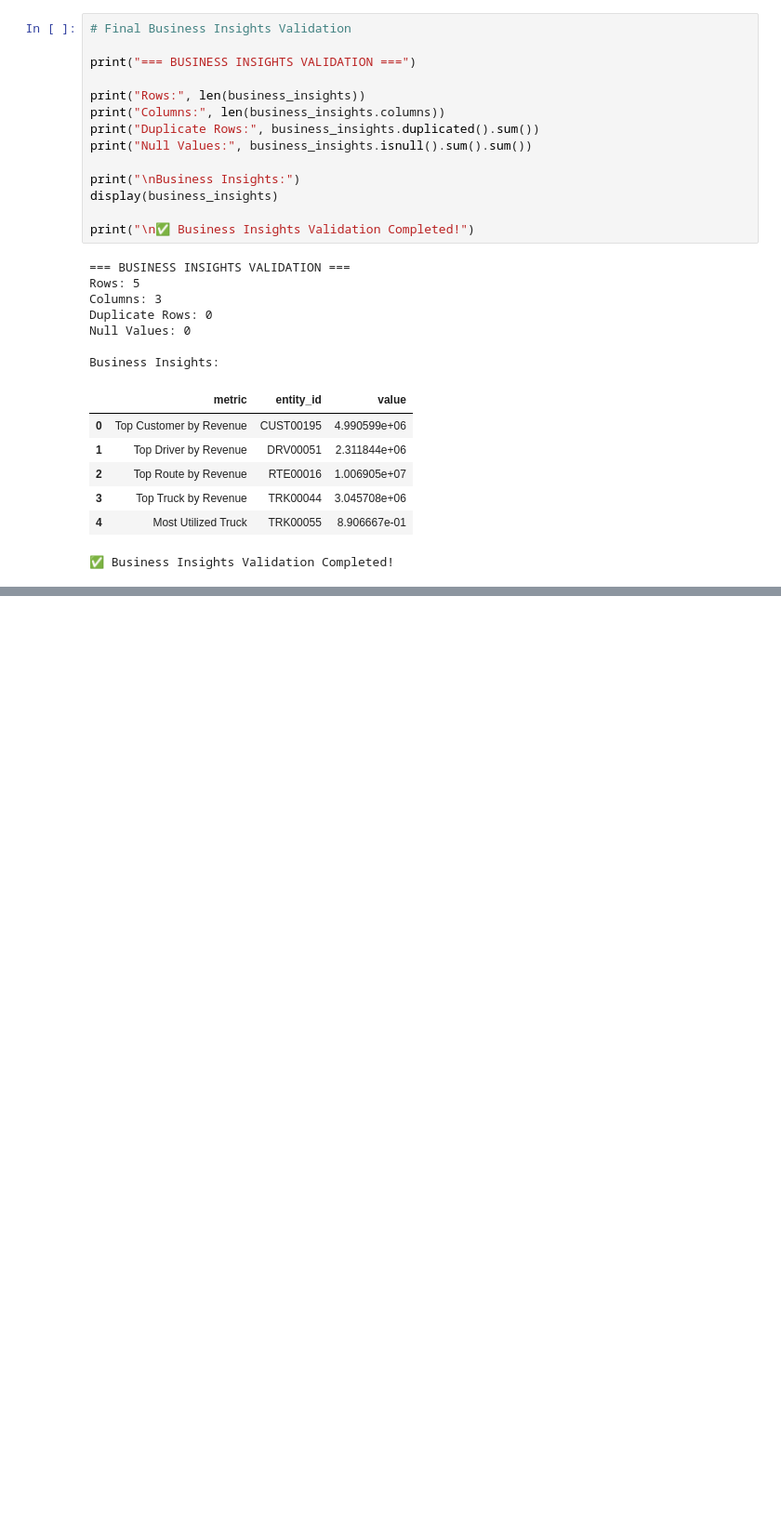
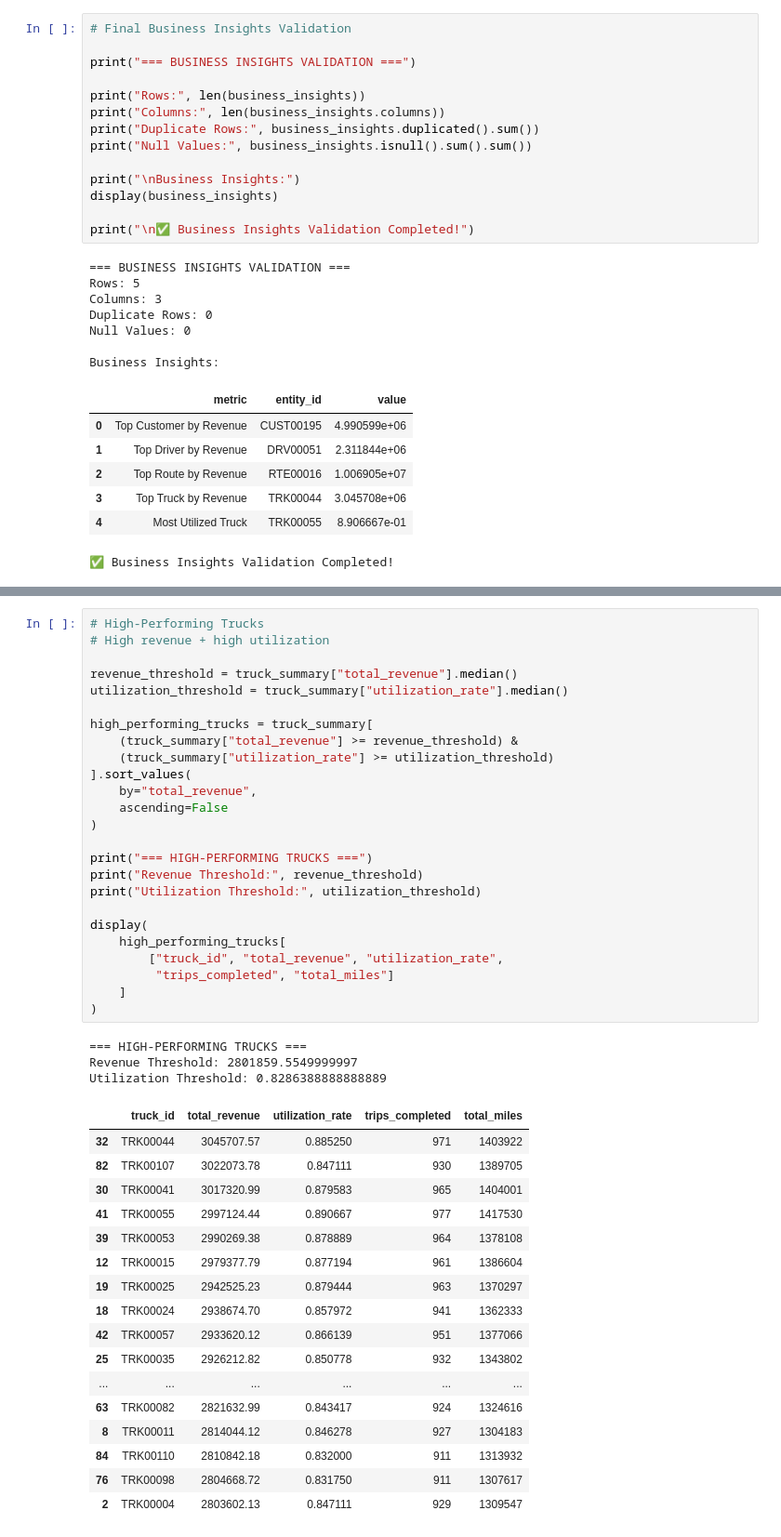
Before and after one commit to yashkolhe-data/Logistics_Data_Pipeline, a Jupyter notebook: Notebooks/03_Gold_Business_Transformation.ipynb, the cells around one changed output, grey strips where cells are left out. Shown at 93% size. Saved outputs shown, nothing was run; the diff lists cells and outputs as text; blank space fills up the shorter version.

```diff
--- a/Notebooks/03_Gold_Business_Transformation.ipynb
+++ b/Notebooks/03_Gold_Business_Transformation.ipynb
@@ -1064,0 +1300,46 @@ Business Insights:
+# %%
+# High-Performing Trucks
+# High revenue + high utilization
+
+revenue_threshold = truck_summary["total_revenue"].median()
+utilization_threshold = truck_summary["utilization_rate"].median()
+
+high_performing_trucks = truck_summary[
+    (truck_summary["total_revenue"] >= revenue_threshold) &
+    (truck_summary["utilization_rate"] >= utilization_threshold)
+].sort_values(
+    by="total_revenue",
+    ascending=False
+)
+
+print("=== HIGH-PERFORMING TRUCKS ===")
+print("Revenue Threshold:", revenue_threshold)
+print("Utilization Threshold:", utilization_threshold)
+
+display(
+    high_performing_trucks[
+        ["truck_id", "total_revenue", "utilization_rate",
+         "trips_completed", "total_miles"]
+    ]
+)
+# %% [output]
+=== HIGH-PERFORMING TRUCKS ===
+Revenue Threshold: 2801859.5549999997
+Utilization Threshold: 0.8286388888888889
+|  | truck_id | total_revenue | utilization_rate | trips_completed | total_miles |
+| 32 | TRK00044 | 3045707.57 | 0.885250 | 971 | 1403922 |
+| 82 | TRK00107 | 3022073.78 | 0.847111 | 930 | 1389705 |
+| 30 | TRK00041 | 3017320.99 | 0.879583 | 965 | 1404001 |
+| 41 | TRK00055 | 2997124.44 | 0.890667 | 977 | 1417530 |
+| 39 | TRK00053 | 2990269.38 | 0.878889 | 964 | 1378108 |
+| 12 | TRK00015 | 2979377.79 | 0.877194 | 961 | 1386604 |
+| 19 | TRK00025 | 2942525.23 | 0.879444 | 963 | 1370297 |
+| 18 | TRK00024 | 2938674.70 | 0.857972 | 941 | 1362333 |
+| 42 | TRK00057 | 2933620.12 | 0.866139 | 951 | 1377066 |
+| 25 | TRK00035 | 2926212.82 | 0.850778 | 932 | 1343802 |
+| ... | ... | ... | ... | ... | ... |
+| 63 | TRK00082 | 2821632.99 | 0.843417 | 924 | 1324616 |
+| 8 | TRK00011 | 2814044.12 | 0.846278 | 927 | 1304183 |
+| 84 | TRK00110 | 2810842.18 | 0.832000 | 911 | 1313932 |
+| 76 | TRK00098 | 2804668.72 | 0.831750 | 911 | 1307617 |
+| 2 | TRK00004 | 2803602.13 | 0.847111 | 929 | 1309547 |
```
Also changed, not shown: parts of 15 cells of this notebook, 1 other file.
